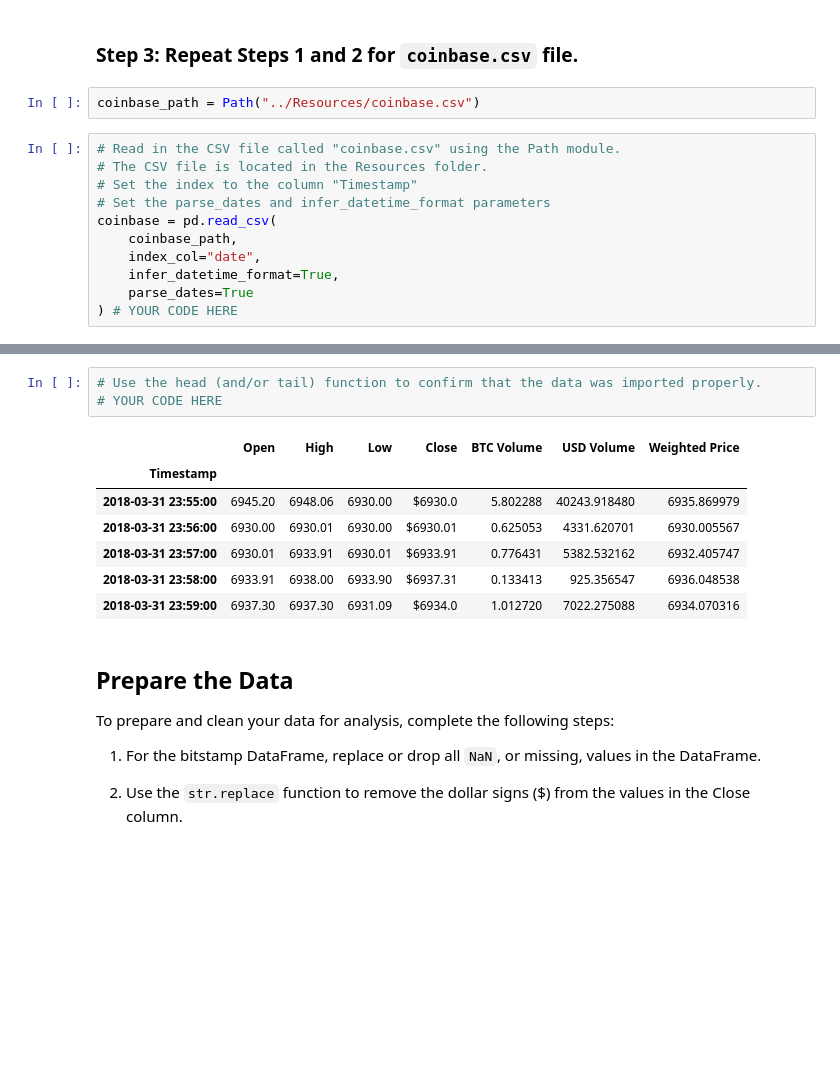
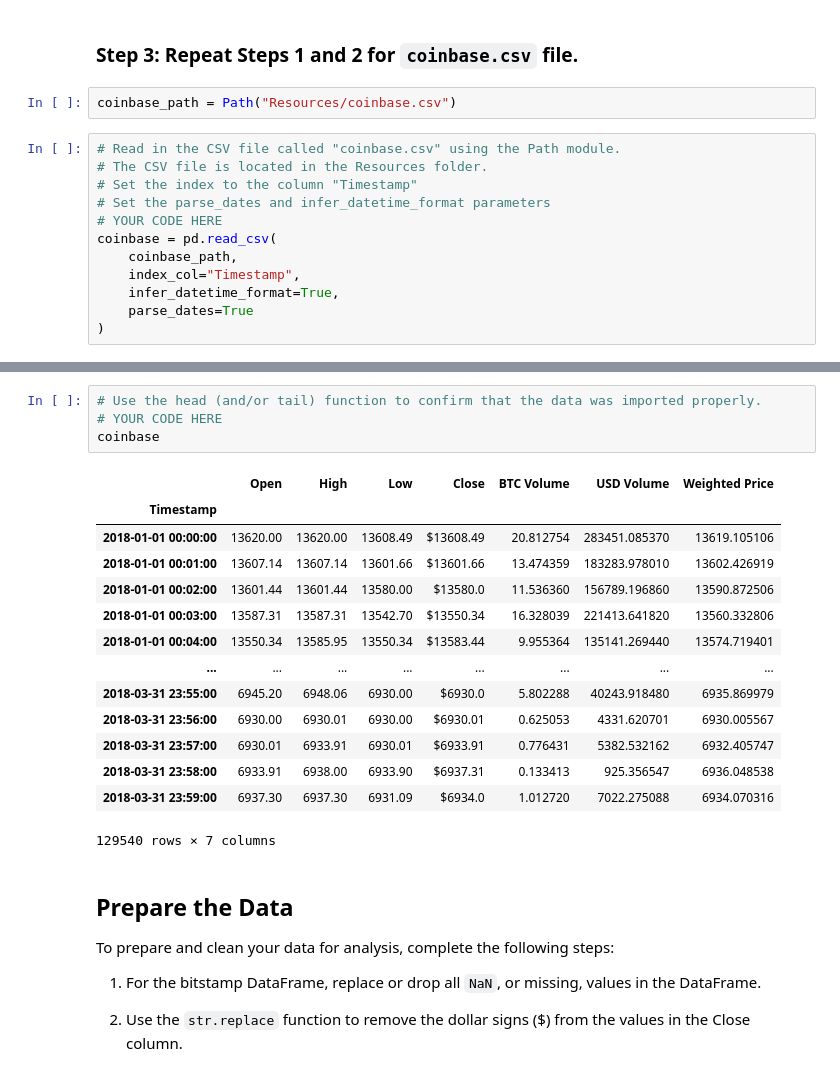
Before and after one commit to jjestrella/btc_altcoin_-arbitrage, a Jupyter notebook: crypto_arbitrage.ipynb, the cells around one changed output, grey strips where cells are left out. Drawn from its saved outputs; the diff is of its cells as text; blank space fills up the shorter version.

```diff
--- a/crypto_arbitrage.ipynb
+++ b/crypto_arbitrage.ipynb
@@ -70,15 +75,16 @@ bitstamp.tail()
 # %% [markdown]
 ### Step 3: Repeat Steps 1 and 2 for `coinbase.csv` file.
 # %%
-coinbase_path = Path("../Resources/coinbase.csv")
+coinbase_path = Path("Resources/coinbase.csv")
 # %%
 # Read in the CSV file called "coinbase.csv" using the Path module.
 # The CSV file is located in the Resources folder.
 # Set the index to the column "Timestamp"
 # Set the parse_dates and infer_datetime_format parameters
+# YOUR CODE HERE
 coinbase = pd.read_csv(
     coinbase_path,
-    index_col="date",
+    index_col="Timestamp",
     infer_datetime_format=True,
     parse_dates=True
-) # YOUR CODE HERE
+)
@@ -87,14 +91,22 @@ FileNotFoundError: [Errno 2] No such file or directory: '../Resources/coinbase.c
 # %%
 # Use the head (and/or tail) function to confirm that the data was imported properly.
 # YOUR CODE HERE
+coinbase
 # %% [output]
 |  | Open | High | Low | Close | BTC Volume | USD Volume | Weighted Price |
 | Timestamp |  |  |  |  |  |  |  |
+| 2018-01-01 00:00:00 | 13620.00 | 13620.00 | 13608.49 | $13608.49 | 20.812754 | 283451.085370 | 13619.105106 |
+| 2018-01-01 00:01:00 | 13607.14 | 13607.14 | 13601.66 | $13601.66 | 13.474359 | 183283.978010 | 13602.426919 |
+| 2018-01-01 00:02:00 | 13601.44 | 13601.44 | 13580.00 | $13580.0 | 11.536360 | 156789.196860 | 13590.872506 |
+| 2018-01-01 00:03:00 | 13587.31 | 13587.31 | 13542.70 | $13550.34 | 16.328039 | 221413.641820 | 13560.332806 |
+| 2018-01-01 00:04:00 | 13550.34 | 13585.95 | 13550.34 | $13583.44 | 9.955364 | 135141.269440 | 13574.719401 |
+| ... | ... | ... | ... | ... | ... | ... | ... |
 | 2018-03-31 23:55:00 | 6945.20 | 6948.06 | 6930.00 | $6930.0 | 5.802288 | 40243.918480 | 6935.869979 |
 | 2018-03-31 23:56:00 | 6930.00 | 6930.01 | 6930.00 | $6930.01 | 0.625053 | 4331.620701 | 6930.005567 |
 | 2018-03-31 23:57:00 | 6930.01 | 6933.91 | 6930.01 | $6933.91 | 0.776431 | 5382.532162 | 6932.405747 |
 | 2018-03-31 23:58:00 | 6933.91 | 6938.00 | 6933.90 | $6937.31 | 0.133413 | 925.356547 | 6936.048538 |
 | 2018-03-31 23:59:00 | 6937.30 | 6937.30 | 6931.09 | $6934.0 | 1.012720 | 7022.275088 | 6934.070316 |
+129540 rows × 7 columns
 # %% [markdown]
 ## Prepare the Data
 
```
Also changed, not shown: parts of 6 cells of this notebook.
